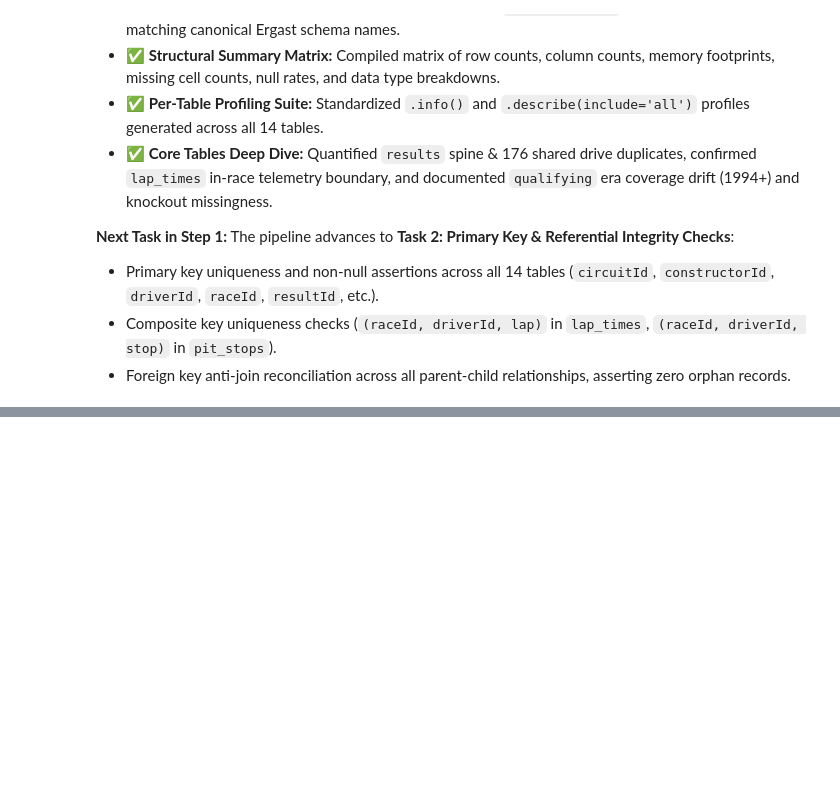
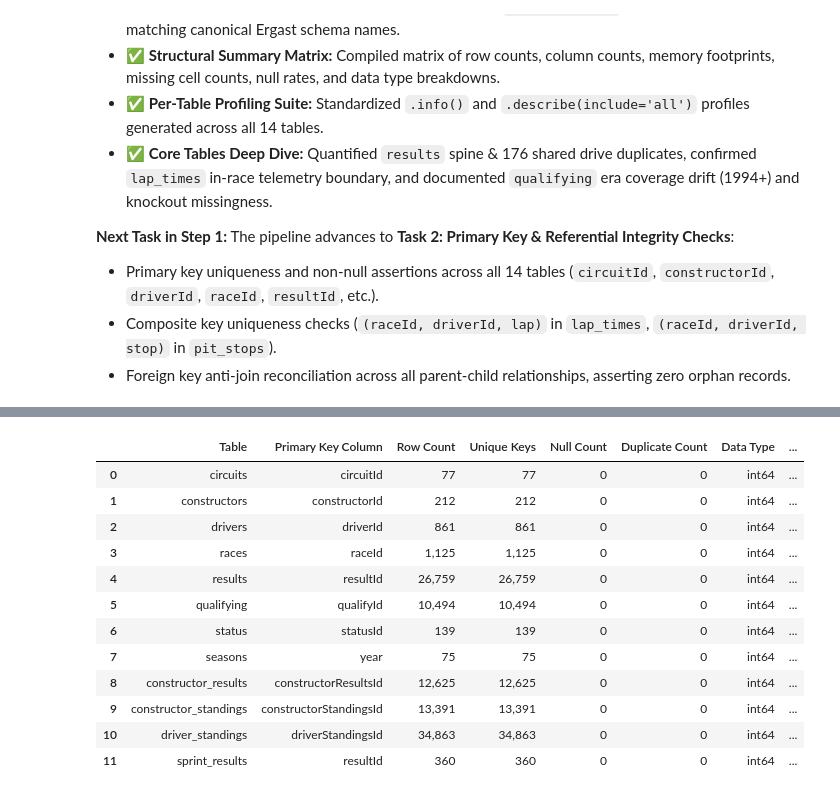
Before and after one commit to Abdel-RahmanIII/Formula-1, a Jupyter notebook: formula-1.ipynb, the cells around one changed output, grey strips where cells are left out. Cells and saved outputs as stored; diff of their text form; code cells hidden in the pictures; blank space fills up the shorter version.

```diff
--- a/formula-1.ipynb
+++ b/formula-1.ipynb
@@ -781,0 +1089,74 @@ The pipeline advances to **Task 2: Primary Key & Referential Integrity Checks**:
+# %%
+# ==============================================================================
+# 2.2.1 TASK 2.1: SINGLE-COLUMN PRIMARY KEY UNIQUENESS & NON-NULLITY ASSERTIONS
+# ==============================================================================
+
+# Canonical mapping of single-column primary keys across all 12 applicable Ergast tables
+SINGLE_PRIMARY_KEYS: Dict[str, str] = {
+    "circuits": "circuitId",
+    "constructors": "constructorId",
+    "drivers": "driverId",
+    "races": "raceId",
+    "results": "resultId",
+    "qualifying": "qualifyId",
+    "status": "statusId",
+    "seasons": "year",
+    "constructor_results": "constructorResultsId",
+    "constructor_standings": "constructorStandingsId",
+    "driver_standings": "driverStandingsId",
+    "sprint_results": "resultId",
+}
+
+pk_summary_records = []
+pk_assertion_failures = []
+
+for table_name, pk_col in SINGLE_PRIMARY_KEYS.items():
+    df = raw_dataframes[table_name]
+
+    # 1. Column existence verification
+    if pk_col not in df.columns:
+        pk_assertion_failures.append(f"{table_name}: Primary key column '{pk_col}' does not exist!")
+        continue
+
+    n_rows = len(df)
+    n_null = int(df[pk_col].isnull().sum())
+    n_unique = int(df[pk_col].nunique())
+    n_dups = int(df[pk_col].duplicated().sum())
+    col_dtype = str(df[pk_col].dtype)
+
+    # 2. Assert zero nulls and strictly unique values
+    try:
+        assert n_null == 0, f"Found {n_null} NULL values in primary key {table_name}.{pk_col}"
+        assert n_dups == 0, f"Found {n_dups} duplicate values in primary key {table_name}.{pk_col}"
+        assert n_unique == n_rows, f"Unique key count ({n_unique}) does not match row count ({n_rows})"
+        status = "PASS (Unique & Non-Null)"
+    except AssertionError as err:
+        status = f"FAIL ({err})"
+        pk_assertion_failures.append(f"{table_name}.{pk_col}: {err}")
+
+    pk_summary_records.append({
+        "Table": table_name,
+        "Primary Key Column": pk_col,
+        "Row Count": f"{n_rows:,}",
+        "Unique Keys": f"{n_unique:,}",
+        "Null Count": n_null,
+        "Duplicate Count": n_dups,
+        "Data Type": col_dtype,
+        "Integrity Status": status,
+    })
+
+pk_results_df = pd.DataFrame(pk_summary_records)
+
+# Verify all assertions passed without error
+if pk_assertion_failures:
+    raise AssertionError(
+        "[CRITICAL PK INTEGRITY FAILURE]\n" + "\n".join(f"  ❌ {f}" for f in pk_assertion_failures)
+    )
+
+print("=" * 95)
+print("PRIMARY KEY INTEGRITY AUDIT MATRIX (12 SINGLE-KEY TABLES)")
+print("=" * 95)
+print(f"[VERIFIED] All {len(SINGLE_PRIMARY_KEYS)} single-column primary keys are 100% unique and non-null.")
+print("=" * 95)
+display(pk_results_df)
+# %% [output]
@@ -781,0 +1168,13 @@ The pipeline advances to **Task 2: Primary Key & Referential Integrity Checks**:
+|  | Table | Primary Key Column | Row Count | Unique Keys | Null Count | Duplicate Count | Data Type | ... |
+| 0 | circuits | circuitId | 77 | 77 | 0 | 0 | int64 | ... |
+| 1 | constructors | constructorId | 212 | 212 | 0 | 0 | int64 | ... |
+| 2 | drivers | driverId | 861 | 861 | 0 | 0 | int64 | ... |
+| 3 | races | raceId | 1,125 | 1,125 | 0 | 0 | int64 | ... |
+| 4 | results | resultId | 26,759 | 26,759 | 0 | 0 | int64 | ... |
+| 5 | qualifying | qualifyId | 10,494 | 10,494 | 0 | 0 | int64 | ... |
+| 6 | status | statusId | 139 | 139 | 0 | 0 | int64 | ... |
+| 7 | seasons | year | 75 | 75 | 0 | 0 | int64 | ... |
+| 8 | constructor_results | constructorResultsId | 12,625 | 12,625 | 0 | 0 | int64 | ... |
+| 9 | constructor_standings | constructorStandingsId | 13,391 | 13,391 | 0 | 0 | int64 | ... |
+| 10 | driver_standings | driverStandingsId | 34,863 | 34,863 | 0 | 0 | int64 | ... |
+| 11 | sprint_results | resultId | 360 | 360 | 0 | 0 | int64 | ... |
```
Also changed, not shown: parts of 22 cells of this notebook, 6 other files.
